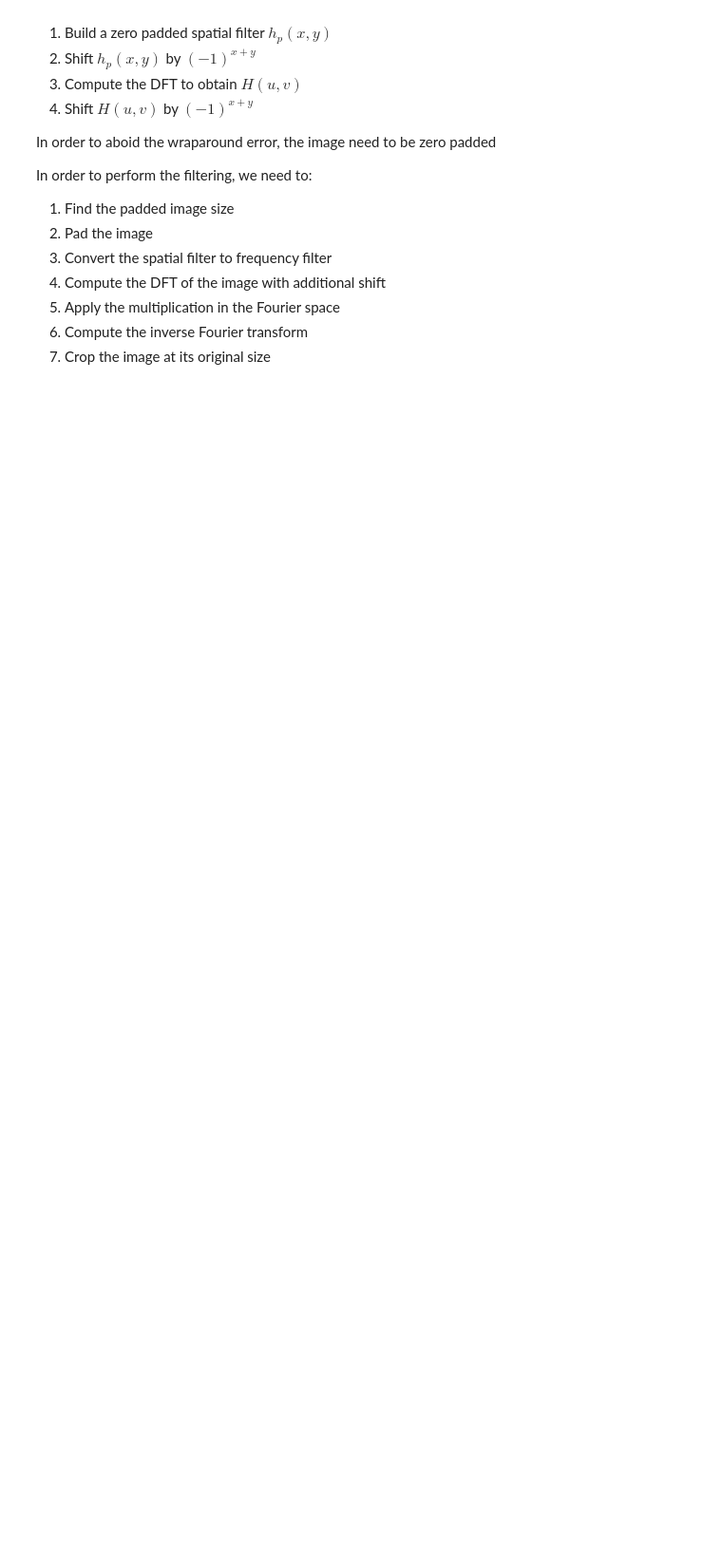
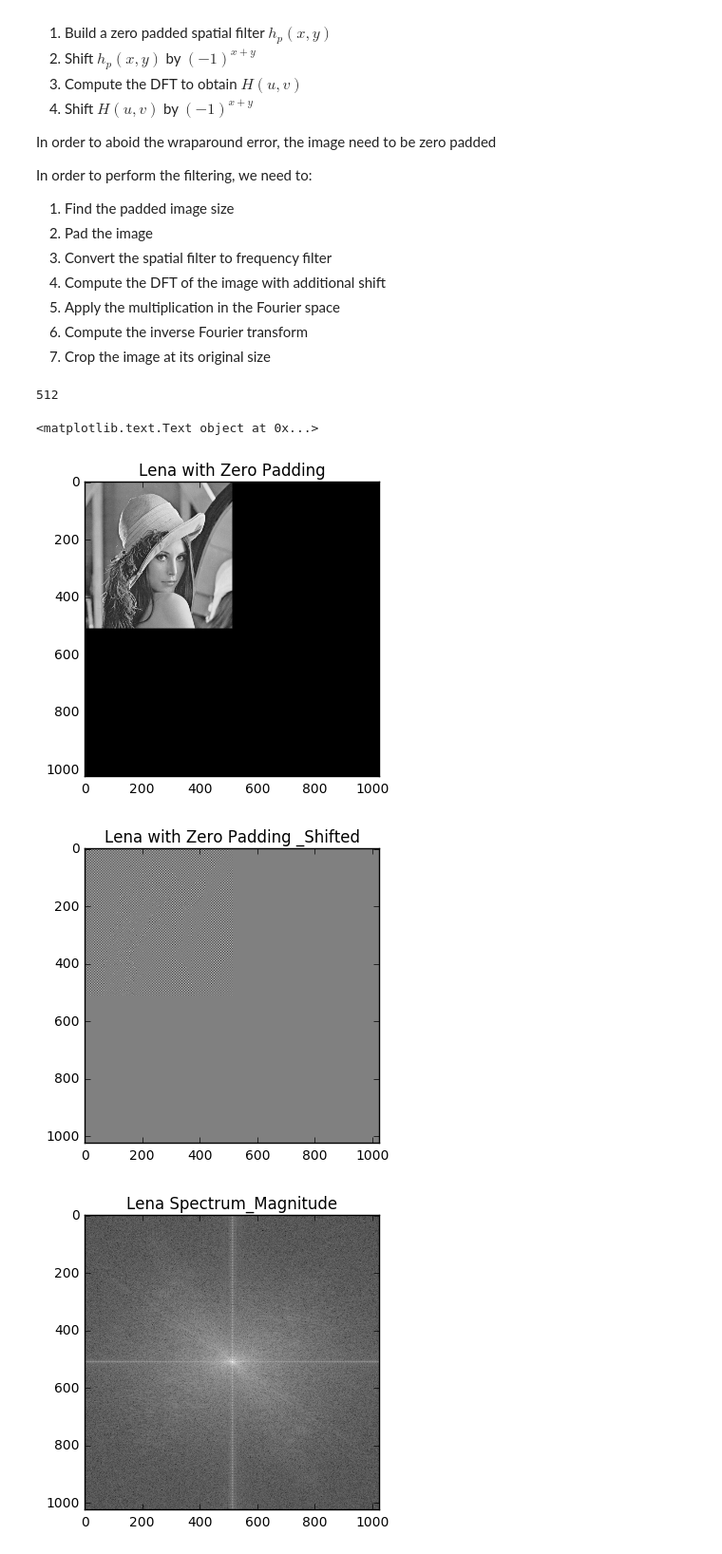
Before and after one commit to springlcx/DSP-TP-1617, a Jupyter notebook: Lab5/python/Lab5.ipynb, the cells around one changed output. Shown at 95% size. Saved outputs shown, nothing was run; the diff lists cells and outputs as text; code cells hidden in the pictures; blank space fills up the shorter version.

Commit message:
Before force  merge

```diff
--- a/Lab5/python/Lab5.ipynb
+++ b/Lab5/python/Lab5.ipynb
@@ -341,3 +341,73 @@ In order to perform the filtering, we need to:
 1. Apply the multiplication in the Fourier space
 1. Compute the inverse Fourier transform
 1. Crop the image at its original size
+# %%
+#Shift function; returned by multipling (-1)^x+y
+def shift (f):
+    f_shift = np.zeros((f.shape[0],f.shape[1]))
+    for i in range (0, f.shape[0]):
+        for j in range (0, f.shape[1]):
+            f_shift[i,j] = f[i,j] * ((-1)**(i+j))
+
+    return f_shift
+
+#Image and padding
+print (lena_im.shape[1])
+P = 2*lena_im.shape[0]
+Q = 2*lena_im.shape[1]
+lena_imp = np.zeros((P, Q))
+lena_imp[0:lena_im.shape[0],0:lena_im.shape[1]] = lena_im[:,:]
+plt.figure()
+plt.imshow(lena_imp, cmap=plt.cm.gray)
+plt.title('Lena with Zero Padding')
+
+#lena_imp = np.fft.fftshift(lena_imp)
+lena_imp = shift(lena_imp)
+plt.figure()
+plt.imshow(lena_imp, cmap=plt.cm.gray)
+plt.title('Lena with Zero Padding _Shifted')
+
+#lena_imp_freq = np.fft.fftshift(np.fft.fft2(lena_imp))
+lena_imp_freq = np.fft.fft2(lena_imp)
+lena_mag_p = np.abs(lena_imp_freq)
+plt.figure()
+plt.imshow(exposure.adjust_log(lena_mag_p), cmap=plt.cm.gray)
+plt.title('Lena Spectrum_Magnitude')
+
+#Sobel filter and padding
+sobel_spatial= np.array([[1,2,1],[0,0,0],[-1,-2,-1]])
+#sobel_spatial= np.array([[1,1,1],[1,1,1],[1,1,1]])/9
+sobel_spatialp = np.zeros((P, Q))
+sobel_spatialp[0:sobel_spatial.shape[0],0:sobel_spatial.shape[1]] = sobel_spatial[:,:]
+#sobel_spatialp = np.fft.fftshift(sobel_spatialp) #used in the 1st success trial
+sobel_spatialp = shift(sobel_spatialp)
+#sobel_freq = np.fft.fftshift(np.fft.fft2(sobel_spatialp)) # same
+sobel_freq = np.fft.fft2(sobel_spatialp) # same
+#sobel_freq = center(np.fft.fft2(sobel_spatialp))
+
+sobel_mag_p = np.abs(sobel_freq)
+plt.figure()
+plt.imshow(sobel_mag_p, cmap=plt.cm.gray)
+plt.title('Sobel Filter Spectrum_Magnitude')
+
+# Multiplication in Frequency Domain
+result_freq = lena_imp_freq * sobel_freq
+result_spatial =(np.fft.ifft2(result_freq)).real
+result_spatial = shift (result_spatial)
+
+plt.figure()
+plt.imshow(result_spatial,cmap=plt.cm.gray)
+plt.title('Sobel Filtering Result BEFORE Extraction')
+
+#Manual Crop
+crop_result = np.zeros((lena_im.shape[0], lena_im.shape[1]))
+crop_result[:, :] = result_spatial[0:result_spatial.shape[0]/2,0:result_spatial.shape[1]/2]
+plt.figure()
+plt.imshow(crop_result,cmap=plt.cm.gray)
+plt.title('Sobel Filtering Result AFTER Extraction')
+# %% [output]
+512
+<matplotlib.text.Text object at 0x...>
+[figure, added]
+[figure, added]
+[figure, added]
```
Also changed, not shown: parts of 2 cells of this notebook, 1 other file.
